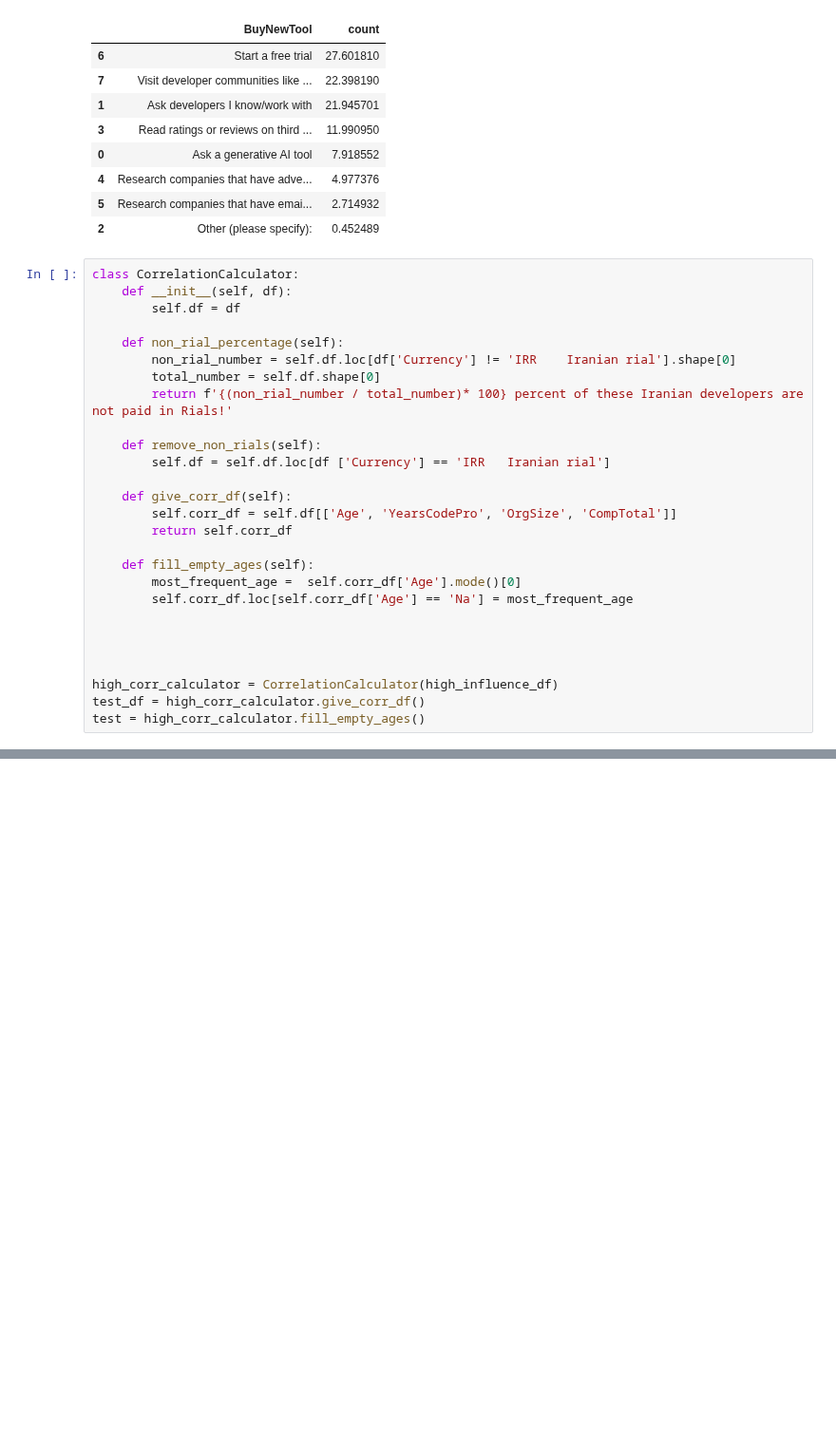
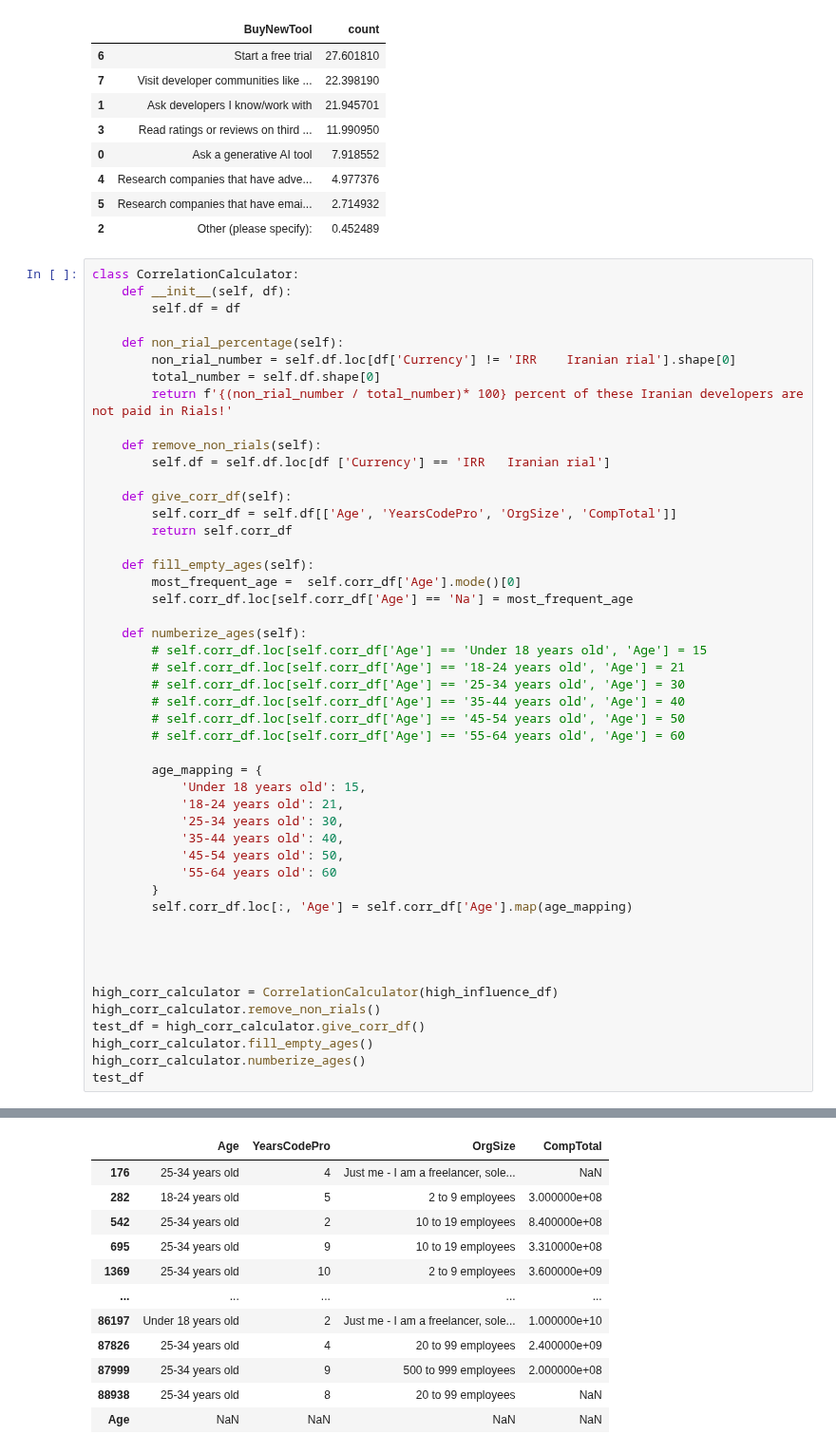
Before and after one commit to abrahim-k/stack_overflow_data, a Jupyter notebook: stack_overflow.ipynb, the cells around one changed output, grey strips where cells are left out. Shown at 95% size. Drawn from its saved outputs; the diff is of its cells as text; blank space fills up the shorter version.

Commit message:
feat: method numberize_ages created

```diff
--- a/stack_overflow.ipynb
+++ b/stack_overflow.ipynb
@@ -426,9 +426,31 @@ class CorrelationCalculator:
         most_frequent_age =  self.corr_df['Age'].mode()[0]
         self.corr_df.loc[self.corr_df['Age'] == 'Na'] = most_frequent_age
 
+    def numberize_ages(self):
+        # self.corr_df.loc[self.corr_df['Age'] == 'Under 18 years old', 'Age'] = 15
+        # self.corr_df.loc[self.corr_df['Age'] == '18-24 years old', 'Age'] = 21
+        # self.corr_df.loc[self.corr_df['Age'] == '25-34 years old', 'Age'] = 30
+        # self.corr_df.loc[self.corr_df['Age'] == '35-44 years old', 'Age'] = 40
+        # self.corr_df.loc[self.corr_df['Age'] == '45-54 years old', 'Age'] = 50
+        # self.corr_df.loc[self.corr_df['Age'] == '55-64 years old', 'Age'] = 60
+
+        age_mapping = {
+            'Under 18 years old': 15,
+            '18-24 years old': 21,
+            '25-34 years old': 30,
+            '35-44 years old': 40,
+            '45-54 years old': 50,
+            '55-64 years old': 60
+        }
+        self.corr_df.loc[:, 'Age'] = self.corr_df['Age'].map(age_mapping)
+
 
 
 
 high_corr_calculator = CorrelationCalculator(high_influence_df)
+high_corr_calculator.remove_non_rials()
 test_df = high_corr_calculator.give_corr_df()
-test = high_corr_calculator.fill_empty_ages()
+high_corr_calculator.fill_empty_ages()
+high_corr_calculator.numberize_ages()
+test_df
+# %% [output]
@@ -434,0 +461,12 @@ test = high_corr_calculator.fill_empty_ages()
+|  | Age | YearsCodePro | OrgSize | CompTotal |
+| 176 | 25-34 years old | 4 | Just me - I am a freelancer, sole... | NaN |
+| 282 | 18-24 years old | 5 | 2 to 9 employees | 3.000000e+08 |
+| 542 | 25-34 years old | 2 | 10 to 19 employees | 8.400000e+08 |
+| 695 | 25-34 years old | 9 | 10 to 19 employees | 3.310000e+08 |
+| 1369 | 25-34 years old | 10 | 2 to 9 employees | 3.600000e+09 |
+| ... | ... | ... | ... | ... |
+| 86197 | Under 18 years old | 2 | Just me - I am a freelancer, sole... | 1.000000e+10 |
+| 87826 | 25-34 years old | 4 | 20 to 99 employees | 2.400000e+09 |
+| 87999 | 25-34 years old | 9 | 500 to 999 employees | 2.000000e+08 |
+| 88938 | 25-34 years old | 8 | 20 to 99 employees | NaN |
+| Age | NaN | NaN | NaN | NaN |
```
Also changed, not shown: parts of 1 cell of this notebook.
